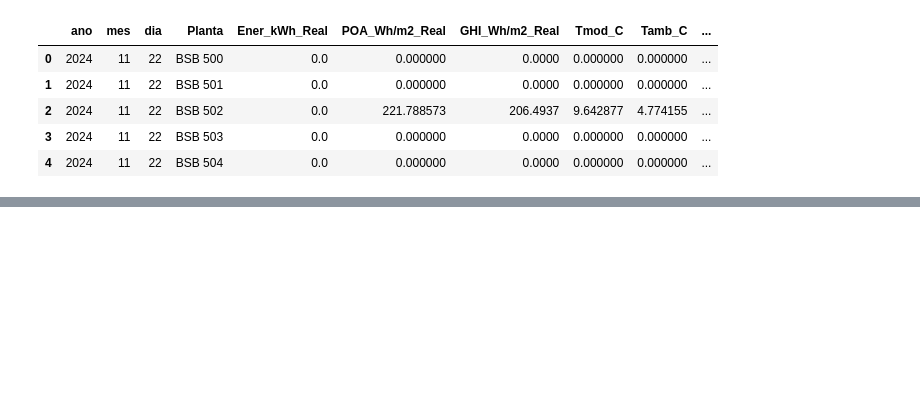
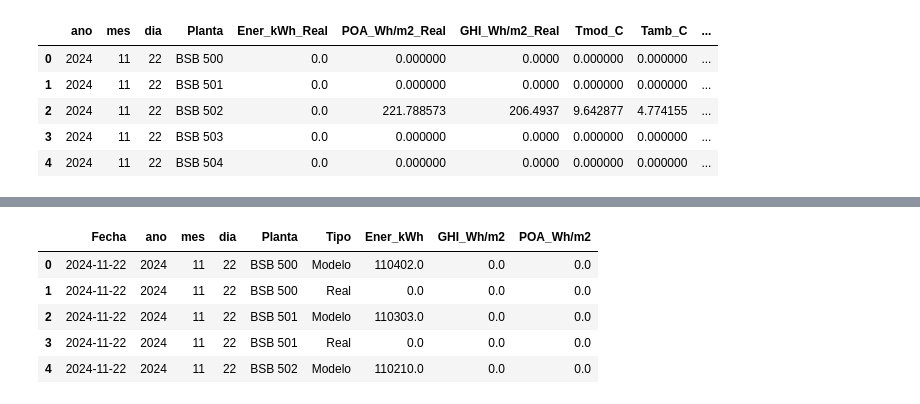
Before and after one commit to jhongaleano09/trasposicion-modelo-real-dia, a Jupyter notebook: modelo_y_real_traspuesto_dia_por_ghi_poa_energia.ipynb, the cells around one changed output, grey strips where cells are left out. Saved outputs shown, nothing was run; the diff lists cells and outputs as text; code cells hidden in the pictures; blank space fills up the shorter version.

```diff
--- a/modelo_y_real_traspuesto_dia_por_ghi_poa_energia.ipynb
+++ b/modelo_y_real_traspuesto_dia_por_ghi_poa_energia.ipynb
@@ -1153,0 +1151,9 @@ POA_Wh/m2  1645  1512.96  2488823.24   1445     54.91      79345.0
+# %%
+df_resultado_final.head()
+# %% [output]
+|  | Fecha | ano | mes | dia | Planta | Tipo | Ener_kWh | GHI_Wh/m2 | POA_Wh/m2 |
+| 0 | 2024-11-22 | 2024 | 11 | 22 | BSB 500 | Modelo | 110402.0 | 0.0 | 0.0 |
+| 1 | 2024-11-22 | 2024 | 11 | 22 | BSB 500 | Real | 0.0 | 0.0 | 0.0 |
+| 2 | 2024-11-22 | 2024 | 11 | 22 | BSB 501 | Modelo | 110303.0 | 0.0 | 0.0 |
+| 3 | 2024-11-22 | 2024 | 11 | 22 | BSB 501 | Real | 0.0 | 0.0 | 0.0 |
+| 4 | 2024-11-22 | 2024 | 11 | 22 | BSB 502 | Modelo | 110210.0 | 0.0 | 0.0 |
```
Also changed, not shown: parts of 11 cells of this notebook.
